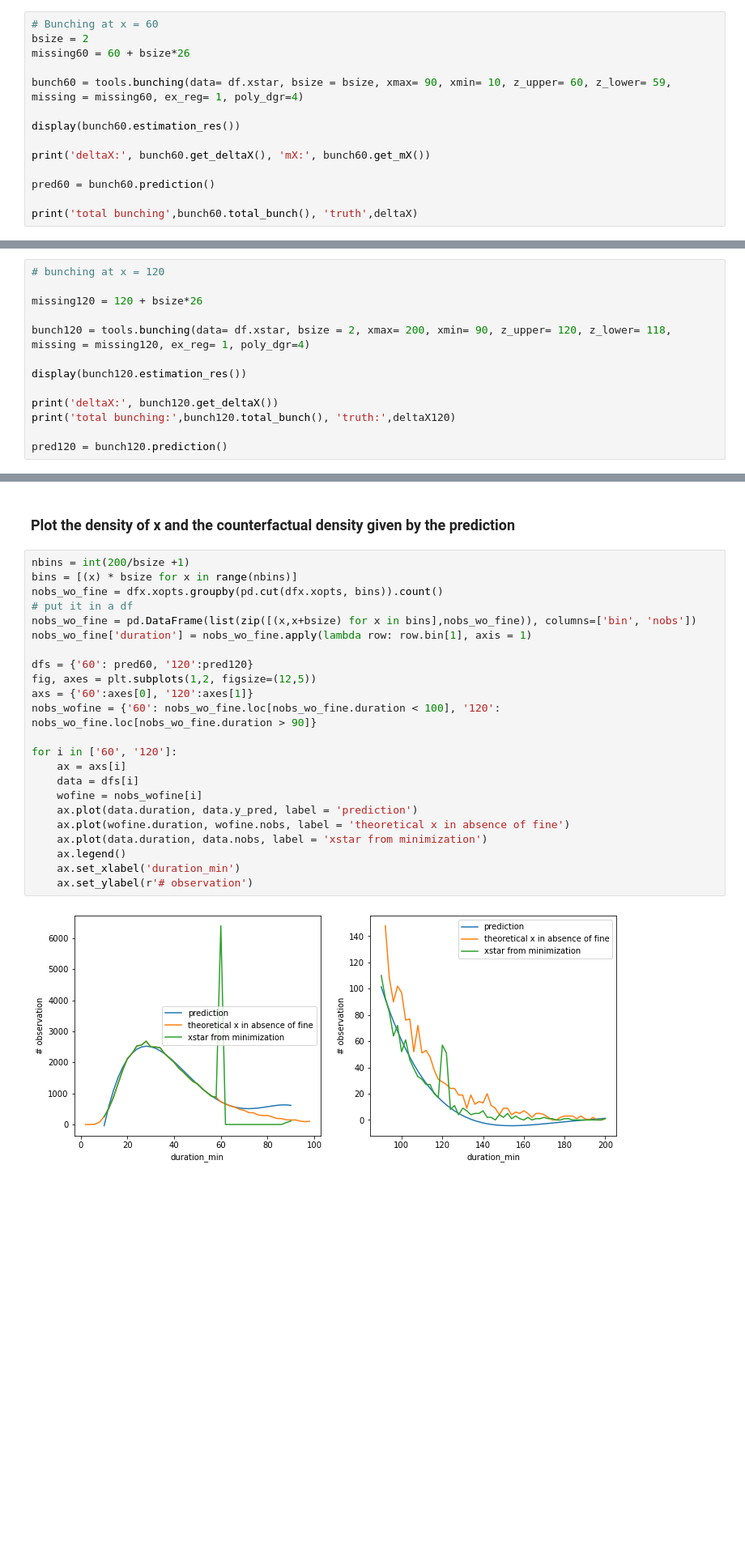
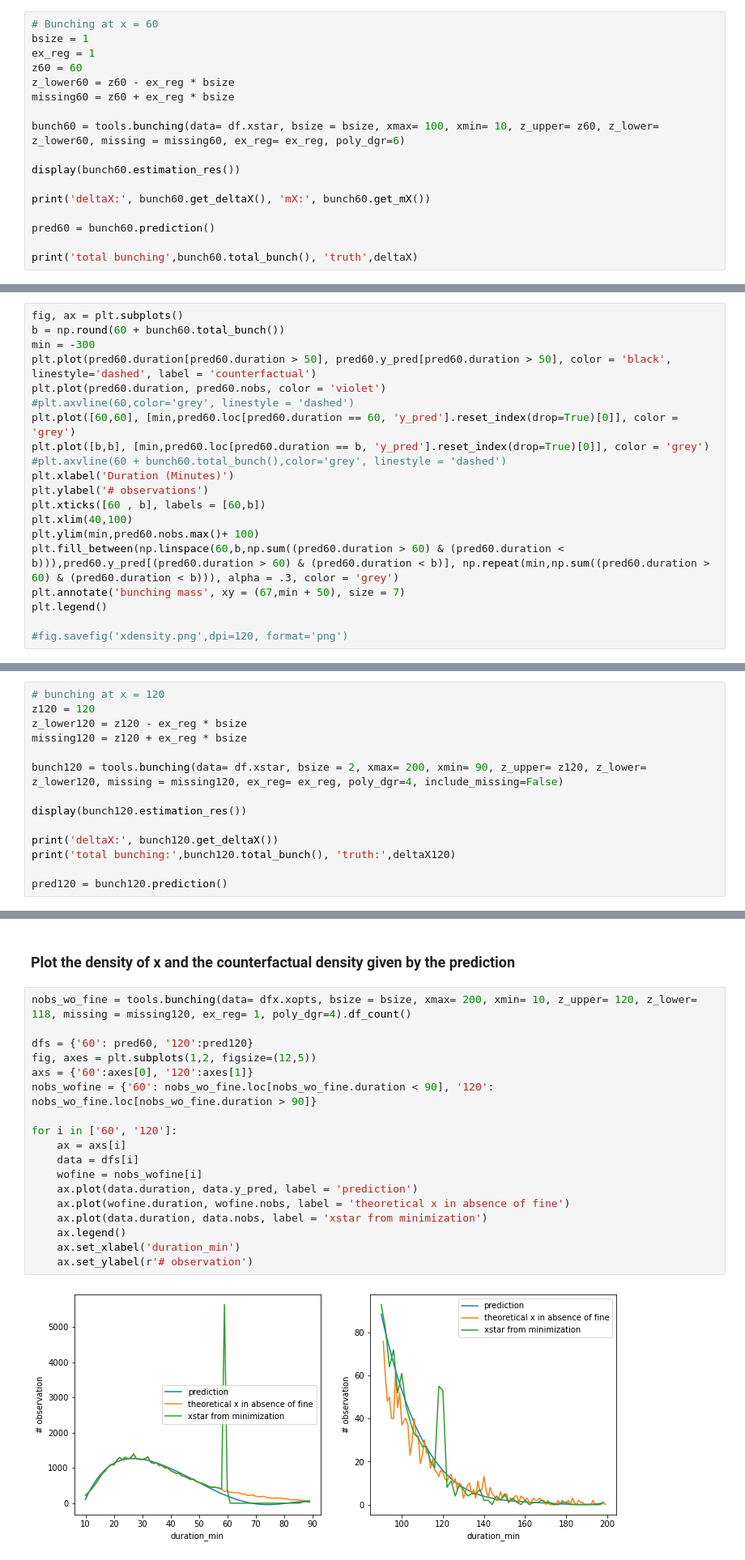
Before and after one commit to paulaleoni/delhi_outages, a Jupyter notebook: src/simulations.ipynb, the cells around one changed output, grey strips where cells are left out. Shown at 81% size. Drawn from its saved outputs; the diff is of its cells as text; blank space fills up the shorter version.

Commit message:
some graphs added

```diff
--- a/src/simulations.ipynb
+++ b/src/simulations.ipynb
@@ -431,10 +465,13 @@ The excess mass is the difference in height between the observed density and the
 $B = \int_{x^*}^{x^* +\Delta x^*} h_{0}(x) dx$
 # %%
 # Bunching at x = 60
-bsize = 2
-missing60 = 60 + bsize*26
+bsize = 1
+ex_reg = 1
+z60 = 60
+z_lower60 = z60 - ex_reg * bsize
+missing60 = z60 + ex_reg * bsize
 
-bunch60 = tools.bunching(data= df.xstar, bsize = bsize, xmax= 90, xmin= 10, z_upper= 60, z_lower= 59, missing = missing60, ex_reg= 1, poly_dgr=4)
+bunch60 = tools.bunching(data= df.xstar, bsize = bsize, xmax= 100, xmin= 10, z_upper= z60, z_lower= z_lower60, missing = missing60, ex_reg= ex_reg, poly_dgr=6)
 
 display(bunch60.estimation_res())
 
@@ -474,0 +515,20 @@ total bunching 20.15567818235618 truth 35.3448064033245
+# %%
+fig, ax = plt.subplots()
+b = np.round(60 + bunch60.total_bunch())
+min = -300
+plt.plot(pred60.duration[pred60.duration > 50], pred60.y_pred[pred60.duration > 50], color = 'black', linestyle='dashed', label = 'counterfactual')
+plt.plot(pred60.duration, pred60.nobs, color = 'violet')
+#plt.axvline(60,color='grey', linestyle = 'dashed')
+plt.plot([60,60], [min,pred60.loc[pred60.duration == 60, 'y_pred'].reset_index(drop=True)[0]], color = 'grey')
+plt.plot([b,b], [min,pred60.loc[pred60.duration == b, 'y_pred'].reset_index(drop=True)[0]], color = 'grey')
+#plt.axvline(60 + bunch60.total_bunch(),color='grey', linestyle = 'dashed')
+plt.xlabel('Duration (Minutes)')
+plt.ylabel('# observations')
+plt.xticks([60 , b], labels = [60,b])
+plt.xlim(40,100)
+plt.ylim(min,pred60.nobs.max()+ 100)
+plt.fill_between(np.linspace(60,b,np.sum((pred60.duration > 60) & (pred60.duration < b))),pred60.y_pred[(pred60.duration > 60) & (pred60.duration < b)], np.repeat(min,np.sum((pred60.duration > 60) & (pred60.duration < b))), alpha = .3, color = 'grey')
+plt.annotate('bunching mass', xy = (67,min + 50), size = 7)
+plt.legend()
+
+#fig.savefig('xdensity.png',dpi=120, format='png')
@@ -475,9 +538,10 @@ total bunching 20.15567818235618 truth 35.3448064033245
 # %%
 # bunching at x = 120
+z120 = 120
+z_lower120 = z120 - ex_reg * bsize
+missing120 = z120 + ex_reg * bsize
 
-missing120 = 120 + bsize*26
-
-bunch120 = tools.bunching(data= df.xstar, bsize = 2, xmax= 200, xmin= 90, z_upper= 120, z_lower= 118, missing = missing120, ex_reg= 1, poly_dgr=4)
+bunch120 = tools.bunching(data= df.xstar, bsize = 2, xmax= 200, xmin= 90, z_upper= z120, z_lower= z_lower120, missing = missing120, ex_reg= ex_reg, poly_dgr=4, include_missing=False)
 
 display(bunch120.estimation_res())
 
@@ -517,30 +580,25 @@ total bunching: 0.2585776874672032 truth: 10.7295905075578
 # %% [markdown]
 ### Plot the density of x and the counterfactual density given by the prediction
 # %%
-nbins = int(200/bsize +1)
-bins = [(x) * bsize for x in range(nbins)]
-nobs_wo_fine = dfx.xopts.groupby(pd.cut(dfx.xopts, bins)).count()
-# put it in a df
-nobs_wo_fine = pd.DataFrame(list(zip([(x,x+bsize) for x in bins],nobs_wo_fine)), columns=['bin', 'nobs'])
-nobs_wo_fine['duration'] = nobs_wo_fine.apply(lambda row: row.bin[1], axis = 1)
+nobs_wo_fine = tools.bunching(data= dfx.xopts, bsize = bsize, xmax= 200, xmin= 10, z_upper= 120, z_lower= 118, missing = missing120, ex_reg= 1, poly_dgr=4).df_count()
 
 dfs = {'60': pred60, '120':pred120}
 fig, axes = plt.subplots(1,2, figsize=(12,5))
 axs = {'60':axes[0], '120':axes[1]}
-nobs_wofine = {'60': nobs_wo_fine.loc[nobs_wo_fine.duration < 100], '120': nobs_wo_fine.loc[nobs_wo_fine.duration > 90]}
+nobs_wofine = {'60': nobs_wo_fine.loc[nobs_wo_fine.duration < 90], '120': nobs_wo_fine.loc[nobs_wo_fine.duration > 90]}
 
 for i in ['60', '120']:
     ax = axs[i]
     data = dfs[i]
     wofine = nobs_wofine[i]
     ax.plot(data.duration, data.y_pred, label = 'prediction')
     ax.plot(wofine.duration, wofine.nobs, label = 'theoretical x in absence of fine')
     ax.plot(data.duration, data.nobs, label = 'xstar from minimization')
     ax.legend()
     ax.set_xlabel('duration_min')
     ax.set_ylabel(r'# observation')
 # %% [output]
-[figure, old version]
+[figure, new version]
 # %% [markdown]
 solve for $\alpha$ :
 
```
Also changed, not shown: parts of 7 cells of this notebook.
